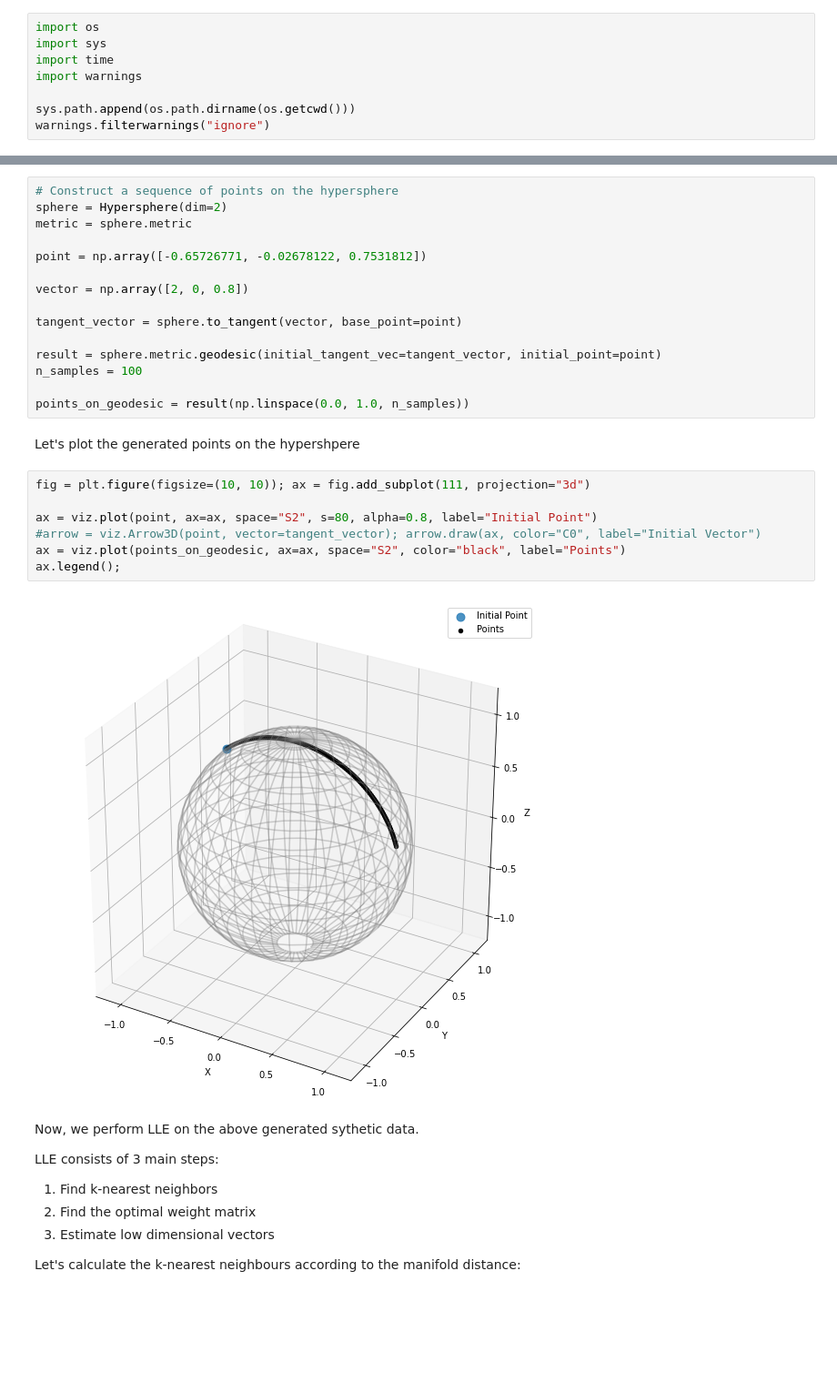
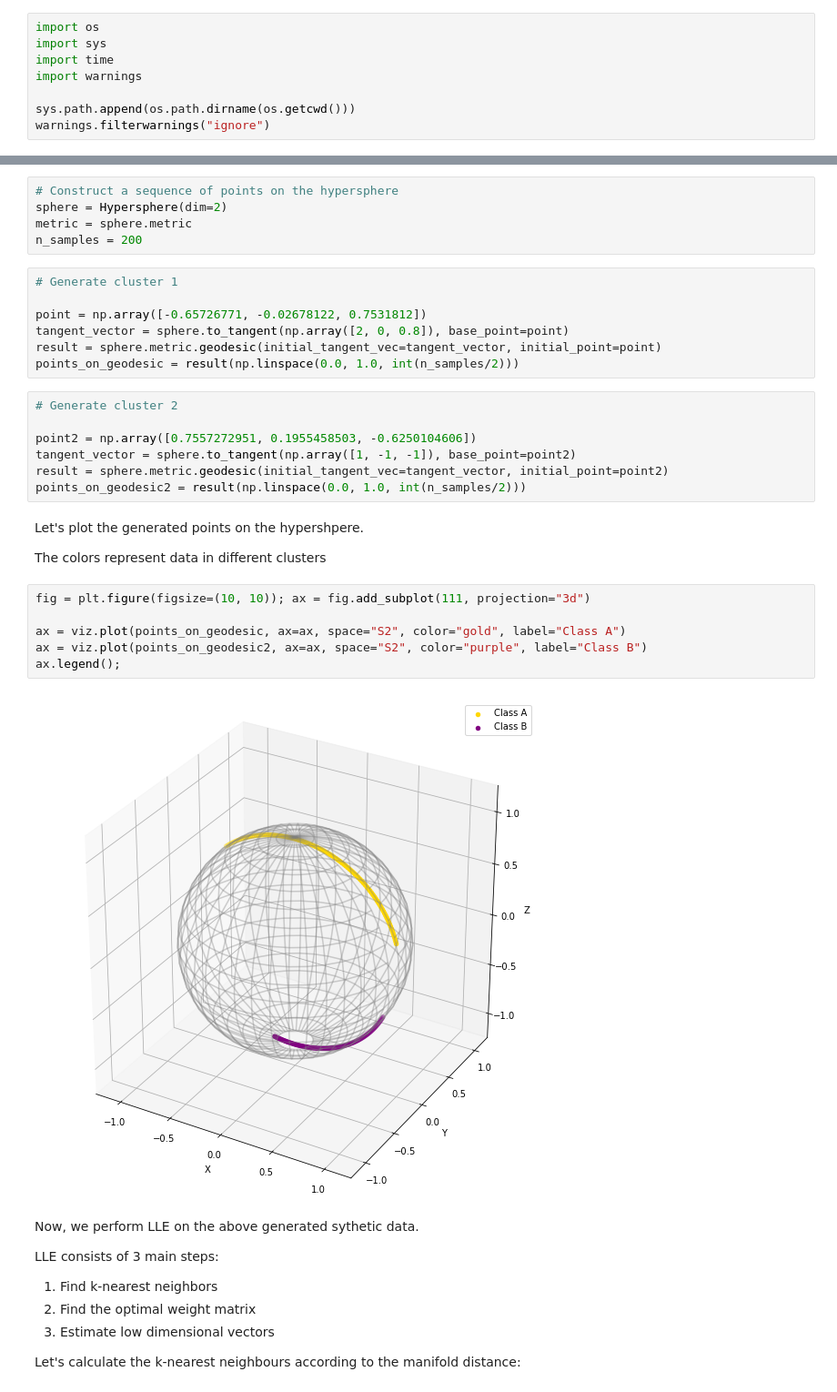
Before and after one commit to geometric-intelligence/ece594n, a Jupyter notebook: hw3-reviews/Local_linear_embedding/main.ipynb, the cells around one changed output, grey strips where cells are left out. Shown at 91% size. Drawn from its saved outputs; the diff is of its cells as text; blank space fills up the shorter version.

Commit message:
Added clusteriing functionality

```diff
--- a/hw3-reviews/Local_linear_embedding/main.ipynb
+++ b/hw3-reviews/Local_linear_embedding/main.ipynb
@@ -76,31 +83,36 @@ Parameters:
 
 #### Generate data  on the manifold:
+# %%
+# Construct a sequence of points on the hypersphere
+sphere = Hypersphere(dim=2)
+metric = sphere.metric
+n_samples = 200
 # %%
-# Construct a sequence of points on the hypersphere
-sphere = Hypersphere(dim=2)
-metric = sphere.metric
+# Generate cluster 1
 
 point = np.array([-0.65726771, -0.02678122, 0.7531812])
-
-vector = np.array([2, 0, 0.8])
-
-tangent_vector = sphere.to_tangent(vector, base_point=point)
-
+tangent_vector = sphere.to_tangent(np.array([2, 0, 0.8]), base_point=point)
 result = sphere.metric.geodesic(initial_tangent_vec=tangent_vector, initial_point=point)
-n_samples = 100
-
-points_on_geodesic = result(np.linspace(0.0, 1.0, n_samples))
+points_on_geodesic = result(np.linspace(0.0, 1.0, int(n_samples/2)))
+# %%
+# Generate cluster 2
+
+point2 = np.array([0.7557272951, 0.1955458503, -0.6250104606])
+tangent_vector = sphere.to_tangent(np.array([1, -1, -1]), base_point=point2)
+result = sphere.metric.geodesic(initial_tangent_vec=tangent_vector, initial_point=point2)
+points_on_geodesic2 = result(np.linspace(0.0, 1.0, int(n_samples/2)))
 # %% [markdown]
-Let's plot the generated points on the hypershpere
+Let's plot the generated points on the hypershpere.
+
+The colors represent data in different clusters
 # %%
 fig = plt.figure(figsize=(10, 10)); ax = fig.add_subplot(111, projection="3d")
 
-ax = viz.plot(point, ax=ax, space="S2", s=80, alpha=0.8, label="Initial Point")
-#arrow = viz.Arrow3D(point, vector=tangent_vector); arrow.draw(ax, color="C0", label="Initial Vector")
-ax = viz.plot(points_on_geodesic, ax=ax, space="S2", color="black", label="Points")
+ax = viz.plot(points_on_geodesic, ax=ax, space="S2", color="gold", label="Class A")
+ax = viz.plot(points_on_geodesic2, ax=ax, space="S2", color="purple", label="Class B")
 ax.legend();
 # %% [output]
-[figure, old version]
+[figure, new version]
 # %% [markdown]
 Now, we perform LLE on the above generated sythetic data.
 
```
Also changed, not shown: parts of 19 cells of this notebook, 1 other file.
